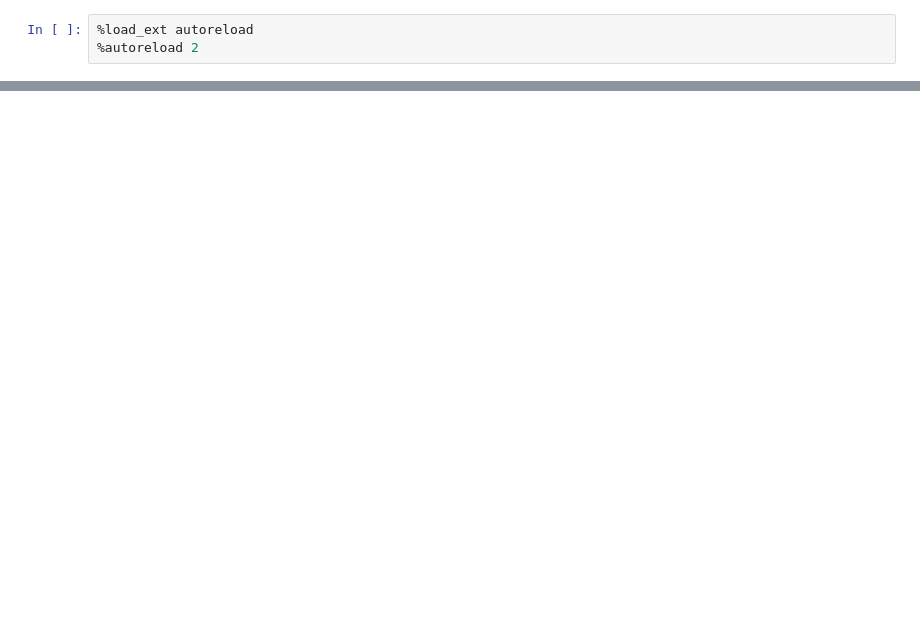
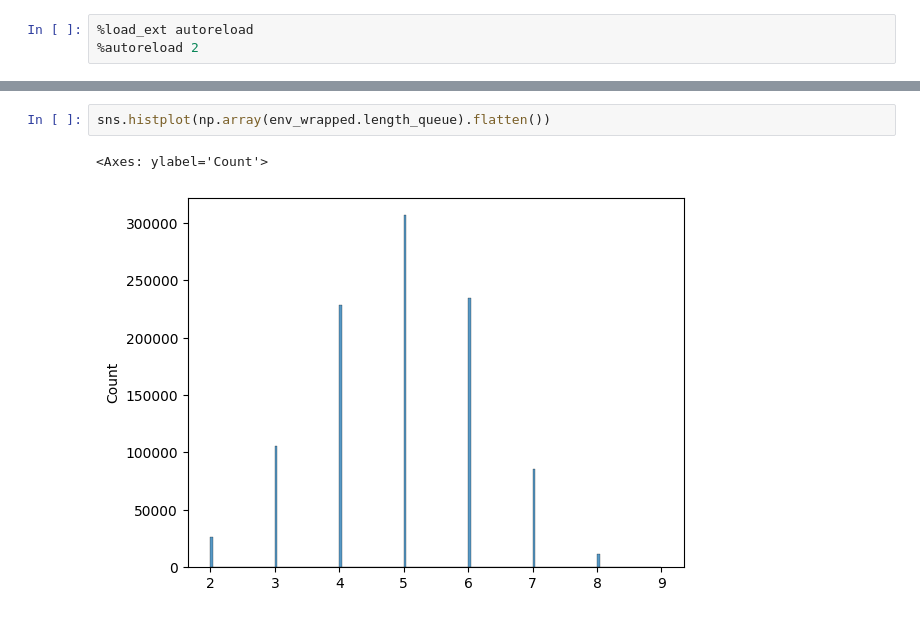
Before and after one commit to Moikii/shut-the-box-RL, a Jupyter notebook: src/analysis.ipynb, the cells around one changed output, grey strips where cells are left out. Drawn from its saved outputs; the diff is of its cells as text; blank space fills up the shorter version.

```diff
--- a/src/analysis.ipynb
+++ b/src/analysis.ipynb
@@ -28 +75,6 @@ env.close()
+# %%
+sns.histplot(np.array(env_wrapped.length_queue).flatten())
+# %% [output]
+<Axes: ylabel='Count'>
+[figure, added]
 # %%
```
Also changed, not shown: parts of 23 cells of this notebook, 8 other files.
